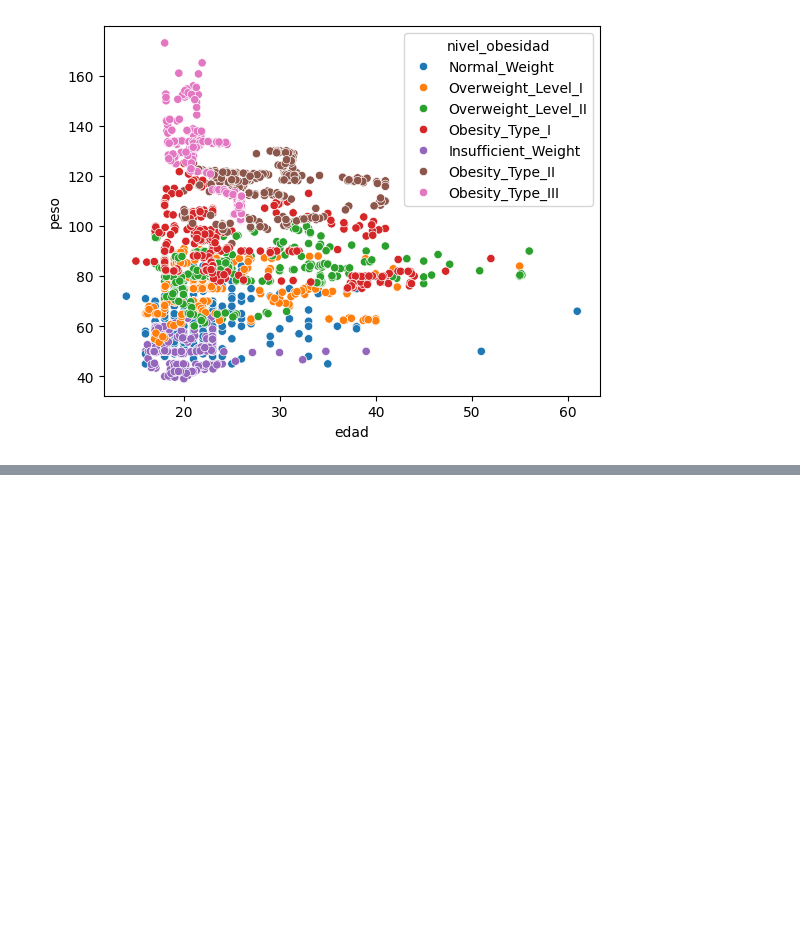
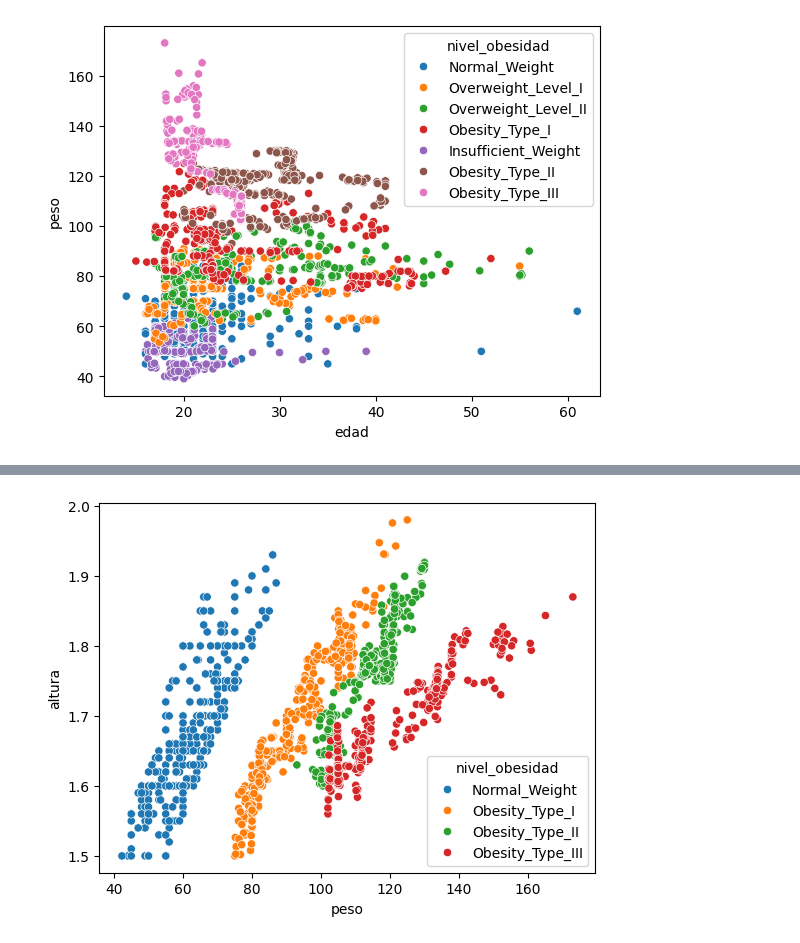
Before and after one commit to andresgabas/DS2-Coderhouse, a Jupyter notebook: Proyecto.ipynb, the cells around one changed output, grey strips where cells are left out. Drawn from its saved outputs; the diff is of its cells as text; code cells hidden in the pictures; blank space fills up the shorter version.

```diff
--- a/Proyecto.ipynb
+++ b/Proyecto.ipynb
@@ -138 +165,12 @@ group_obesity_lavels =
+# %%
+# prompt: Create scatterplot of peso y altura with hue using feature nivel_obesidad and only the variants Obesity_Type_I,Obesity_Type_II y Obesity_Type_III
+
+# Filter the data to include only the specified variants
+solo_obesidad = data[data['nivel_obesidad'].isin(['Normal_Weight','Obesity_Type_I', 'Obesity_Type_II', 'Obesity_Type_III'])]
+
+# Create the scatterplot
+sns.scatterplot(data=solo_obesidad, x="peso", y="altura", hue='nivel_obesidad')
+plt.show()
+# %% [output]
+[figure, added]
 # %%
```
Also changed, not shown: parts of 13 cells of this notebook.
